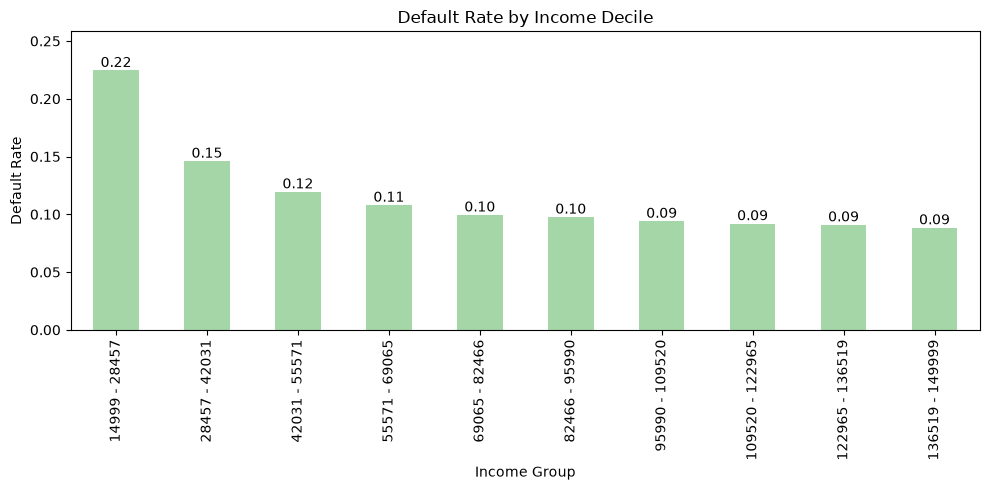
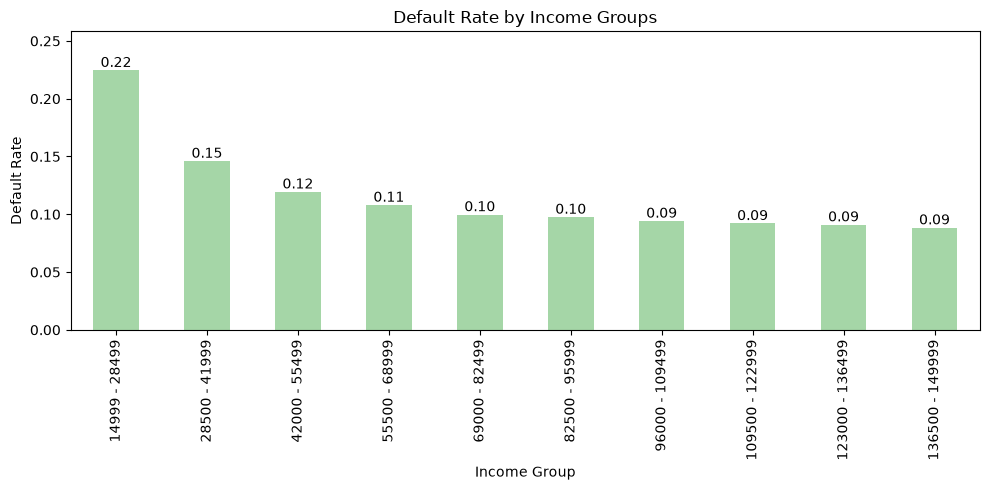
The notebook cell's code change between the first figure and the second:
--- before
+++ after
@@ -1,14 +1,30 @@
-income_bins = pd.qcut(df["Income"], q=10)
+
+min_income = 14999
+max_income = 149999
+
+bins = np.linspace(min_income, max_income, 11)
+
+income_bins = pd.cut(
+    df["Income"],
+    bins=bins,
+    include_lowest=True
+)
 
 default_rate_income = (
     df.groupby(income_bins)["Default"]
       .mean()
-      .rename("Default Rate")
 )
 
-labels = [
-    f"{int(interval.left)} - {int(interval.right)}"
-    for interval in default_rate_income.index
-]
+labels = []
+
+for i, interval in enumerate(default_rate_income.index):
+
+    left = round(interval.left)
+    right = round(interval.right)
+
+    if i > 0:
+        left += 1
+
+    labels.append(f"{left} - {right}")
 
 default_rate_income.index = labels
@@ -21,5 +37,5 @@
 )
 
-plt.title("Default Rate by Income Decile")
+plt.title("Default Rate by Income Groups")
 plt.xlabel("Income Group")
 plt.ylabel("Default Rate")
@@ -32,5 +48,8 @@
 plt.tight_layout()
 
-plt.savefig(project_path / "visuals/default_rate_income.png")
+plt.savefig(
+    project_path / "visuals/default_rate_income.png",
+    dpi=300
+)
 
 plt.show()

Commit: fix